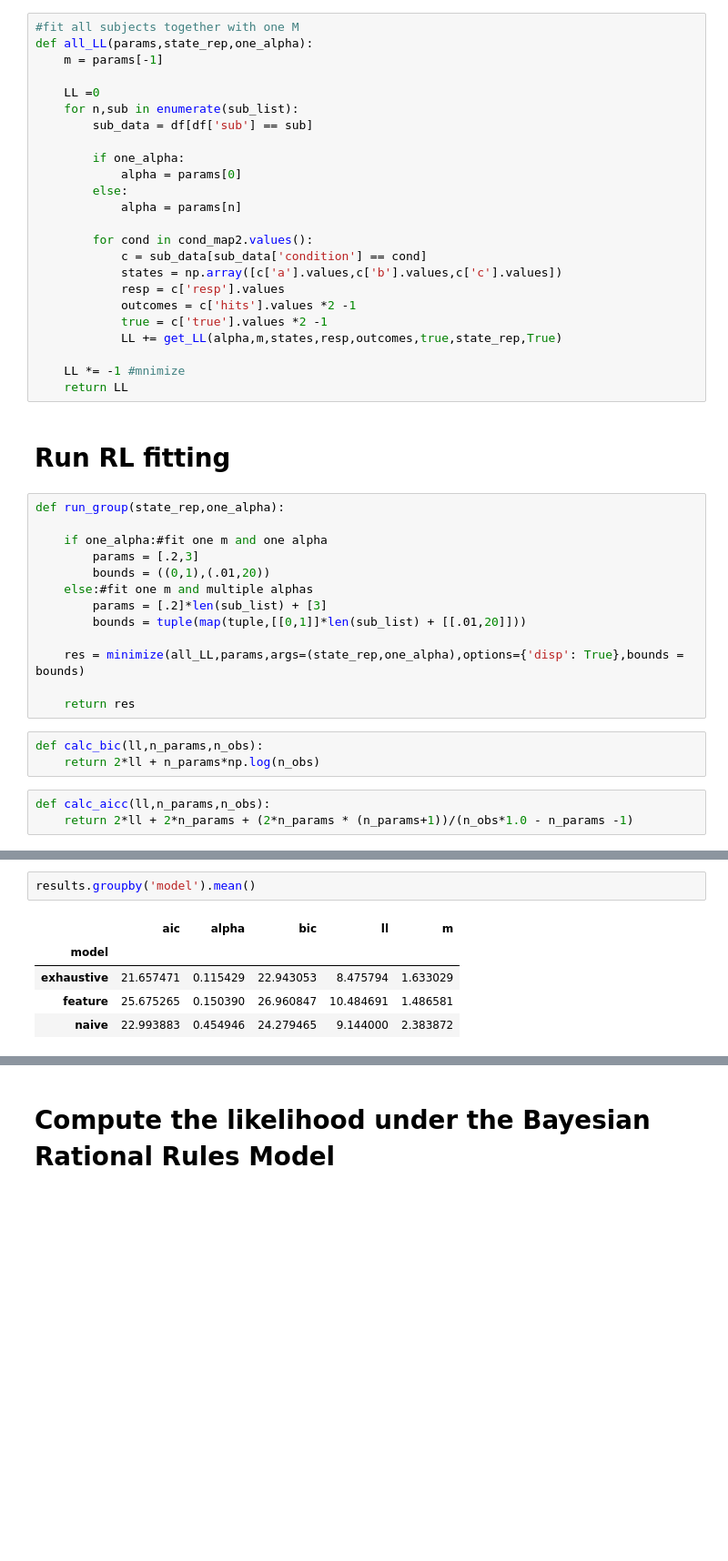
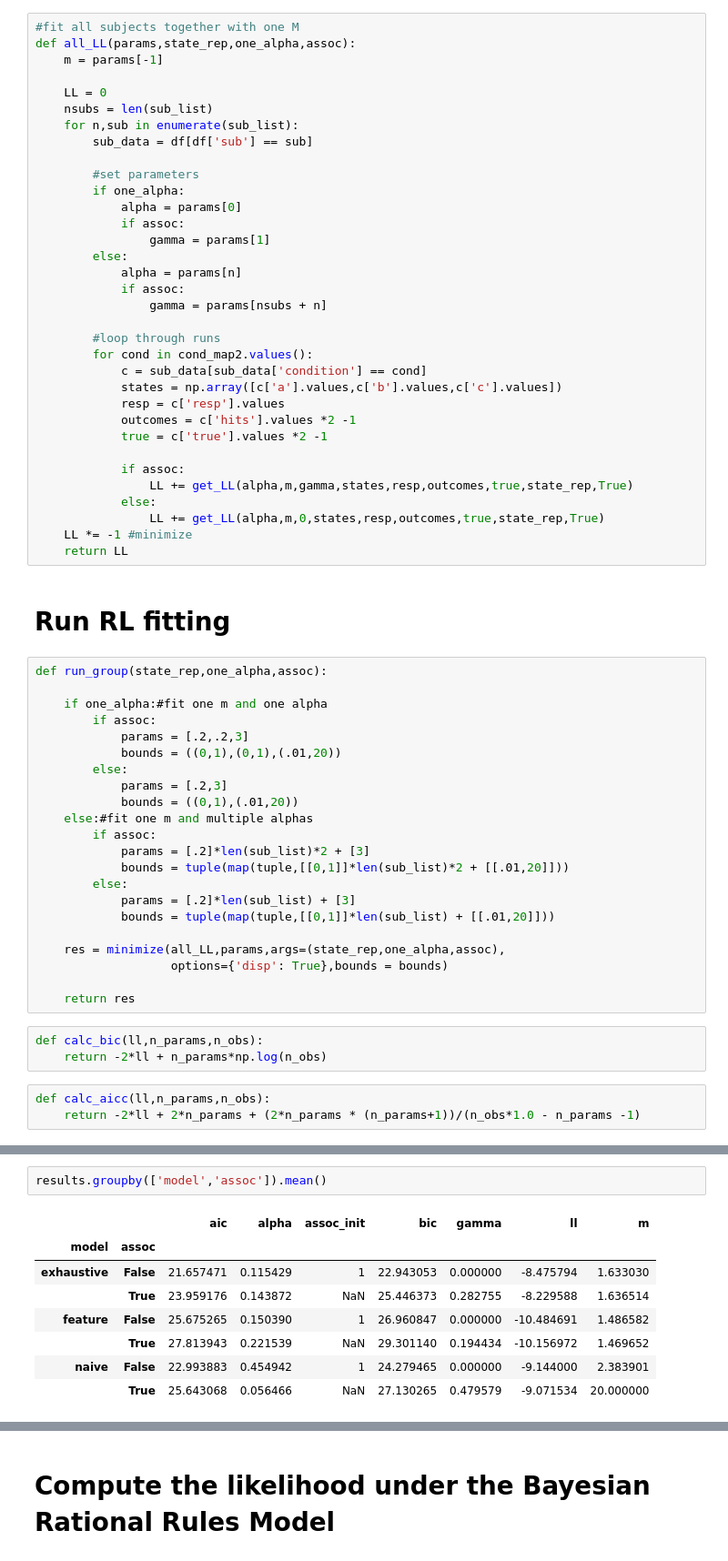
Before and after one commit to iancballard/rule_learning, a Jupyter notebook: analyze_behavior-clean.ipynb, the cells around one changed output, grey strips where cells are left out. Shown at 91% size. Saved outputs shown, nothing was run; the diff lists cells and outputs as text; blank space fills up the shorter version.

```diff
--- a/analyze_behavior-clean.ipynb
+++ b/analyze_behavior-clean.ipynb
@@ -326,46 +355,65 @@ def get_cond_LL(params,sub_data,state_rep):
     return cond_LL
 # %%
 #fit all subjects together with one M
-def all_LL(params,state_rep,one_alpha):
+def all_LL(params,state_rep,one_alpha,assoc):
     m = params[-1]
 
-    LL =0
+    LL = 0
+    nsubs = len(sub_list)
     for n,sub in enumerate(sub_list):
         sub_data = df[df['sub'] == sub]
 
+        #set parameters
         if one_alpha:
             alpha = params[0]
+            if assoc:
+                gamma = params[1]
         else:
             alpha = params[n]
+            if assoc:
+                gamma = params[nsubs + n]
 
+        #loop through runs
         for cond in cond_map2.values():
             c = sub_data[sub_data['condition'] == cond]
             states = np.array([c['a'].values,c['b'].values,c['c'].values])
             resp = c['resp'].values
             outcomes = c['hits'].values *2 -1
             true = c['true'].values *2 -1
-            LL += get_LL(alpha,m,states,resp,outcomes,true,state_rep,True)
 
-    LL *= -1 #mnimize
+            if assoc:
+                LL += get_LL(alpha,m,gamma,states,resp,outcomes,true,state_rep,True)
+            else:
+                LL += get_LL(alpha,m,0,states,resp,outcomes,true,state_rep,True)
+    LL *= -1 #minimize
     return LL
 # %% [markdown]
 # Run RL fitting
 # %%
-def run_group(state_rep,one_alpha):
+def run_group(state_rep,one_alpha,assoc):
 
     if one_alpha:#fit one m and one alpha
-        params = [.2,3]
-        bounds = ((0,1),(.01,20))
+        if assoc:
+            params = [.2,.2,3]
+            bounds = ((0,1),(0,1),(.01,20))
+        else:
+            params = [.2,3]
+            bounds = ((0,1),(.01,20))
     else:#fit one m and multiple alphas
-        params = [.2]*len(sub_list) + [3]
-        bounds = tuple(map(tuple,[[0,1]]*len(sub_list) + [[.01,20]]))
+        if assoc:
+            params = [.2]*len(sub_list)*2 + [3]
+            bounds = tuple(map(tuple,[[0,1]]*len(sub_list)*2 + [[.01,20]]))
+        else:
+            params = [.2]*len(sub_list) + [3]
+            bounds = tuple(map(tuple,[[0,1]]*len(sub_list) + [[.01,20]]))
 
-    res = minimize(all_LL,params,args=(state_rep,one_alpha),options={'disp': True},bounds = bounds)
+    res = minimize(all_LL,params,args=(state_rep,one_alpha,assoc),
+                   options={'disp': True},bounds = bounds)
 
     return res
 # %%
 def calc_bic(ll,n_params,n_obs):
-    return 2*ll + n_params*np.log(n_obs)
+    return -2*ll + n_params*np.log(n_obs)
 # %%
 def calc_aicc(ll,n_params,n_obs):
-    return 2*ll + 2*n_params + (2*n_params * (n_params+1))/(n_obs*1.0 - n_params -1)
+    return -2*ll + 2*n_params + (2*n_params * (n_params+1))/(n_obs*1.0 - n_params -1)
@@ -405,8 +481,11 @@ results = pd.DataFrame(RL_results)
 # %%
-results.groupby('model').mean()
+results.groupby(['model','assoc']).mean()
 # %% [output]
-|  | aic | alpha | bic | ll | m |
-| model |  |  |  |  |  |
-| exhaustive | 21.657471 | 0.115429 | 22.943053 | 8.475794 | 1.633029 |
-| feature | 25.675265 | 0.150390 | 26.960847 | 10.484691 | 1.486581 |
-| naive | 22.993883 | 0.454946 | 24.279465 | 9.144000 | 2.383872 |
+|  |  | aic | alpha | assoc_init | bic | gamma | ll | m |
+| model | assoc |  |  |  |  |  |  |  |
+| exhaustive | False | 21.657471 | 0.115429 | 1 | 22.943053 | 0.000000 | -8.475794 | 1.633030 |
+|  | True | 23.959176 | 0.143872 | NaN | 25.446373 | 0.282755 | -8.229588 | 1.636514 |
+| feature | False | 25.675265 | 0.150390 | 1 | 26.960847 | 0.000000 | -10.484691 | 1.486582 |
+|  | True | 27.813943 | 0.221539 | NaN | 29.301140 | 0.194434 | -10.156972 | 1.469652 |
+| naive | False | 22.993883 | 0.454942 | 1 | 24.279465 | 0.000000 | -9.144000 | 2.383901 |
+|  | True | 25.643068 | 0.056466 | NaN | 27.130265 | 0.479579 | -9.071534 | 20.000000 |
```
Also changed, not shown: parts of 37 cells of this notebook.
